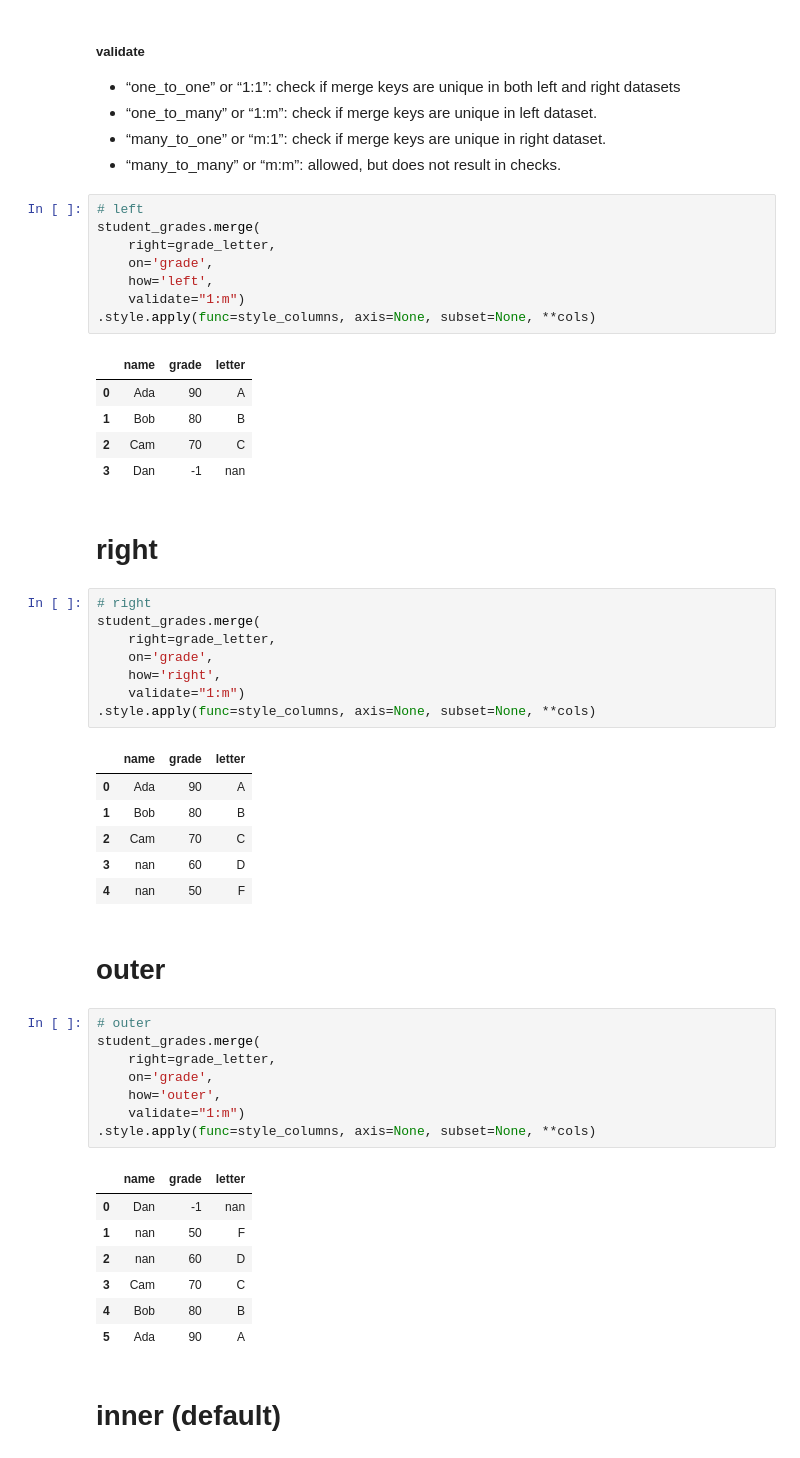
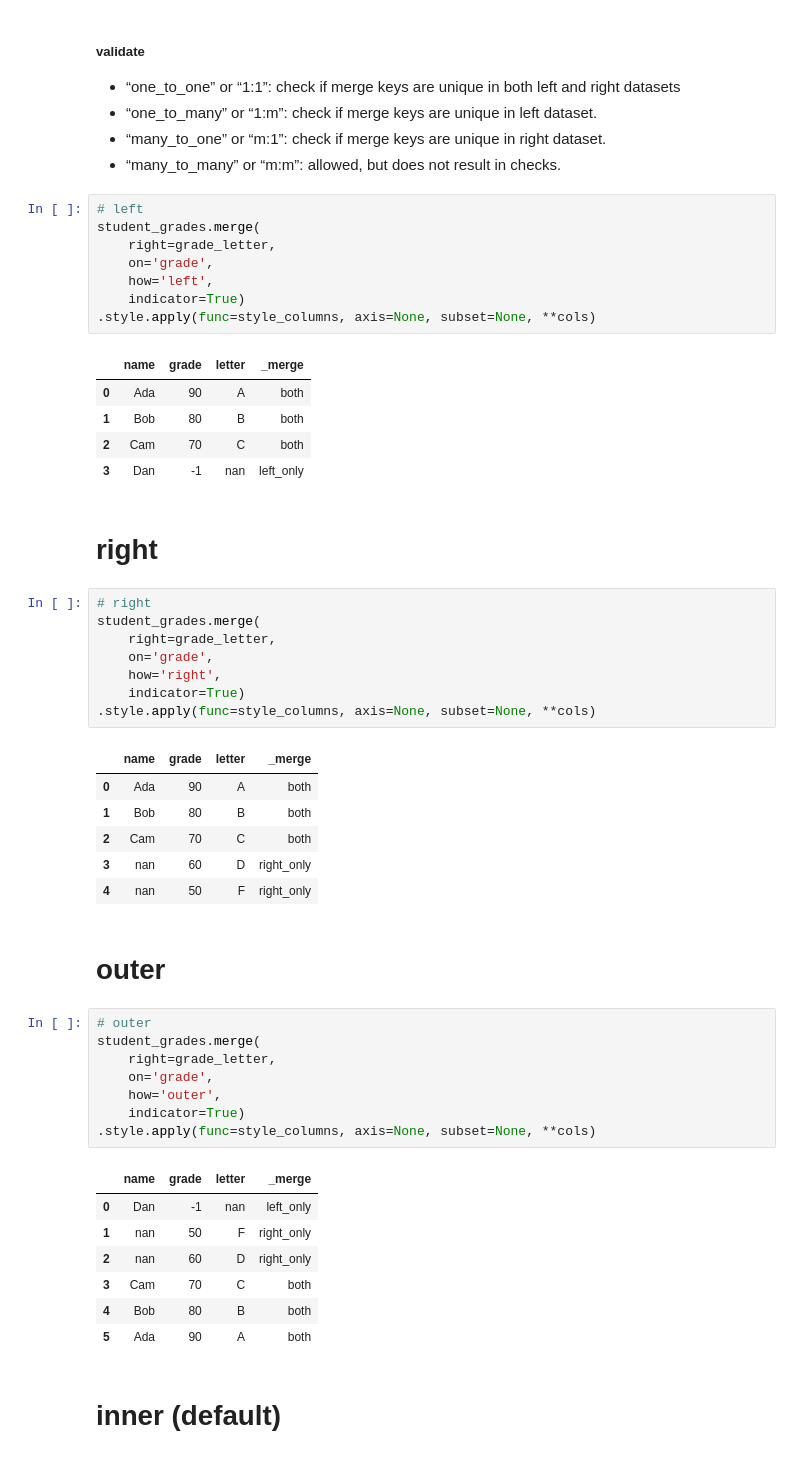
Before and after one commit to will-hill/Accelerated_Data_Sci, a Jupyter notebook: merge_Short.ipynb, the cells around one changed output. Saved outputs shown, nothing was run; the diff lists cells and outputs as text.

```diff
--- a/merge_Short.ipynb
+++ b/merge_Short.ipynb
@@ -79,13 +83,13 @@ student_grades.merge(
     right=grade_letter,
     on='grade',
     how='left',
-    validate="1:m")                                                     .style.apply(func=style_columns, axis=None, subset=None, **cols)
+    indicator=True)                                                                                                                                        .style.apply(func=style_columns, axis=None, subset=None, **cols)
 # %% [output]
-|  | name | grade | letter |
-| 0 | Ada | 90 | A |
-| 1 | Bob | 80 | B |
-| 2 | Cam | 70 | C |
-| 3 | Dan | -1 | nan |
+|  | name | grade | letter | _merge |
+| 0 | Ada | 90 | A | both |
+| 1 | Bob | 80 | B | both |
+| 2 | Cam | 70 | C | both |
+| 3 | Dan | -1 | nan | left_only |
 # %% [markdown]
 # right
 # %%
@@ -94,31 +98,31 @@ student_grades.merge(
     right=grade_letter,
     on='grade',
     how='right',
-    validate="1:m")                                                             .style.apply(func=style_columns, axis=None, subset=None, **cols)
+    indicator=True)                                                                                                                                        .style.apply(func=style_columns, axis=None, subset=None, **cols)
 # %% [output]
-|  | name | grade | letter |
-| 0 | Ada | 90 | A |
-| 1 | Bob | 80 | B |
-| 2 | Cam | 70 | C |
-| 3 | nan | 60 | D |
-| 4 | nan | 50 | F |
+|  | name | grade | letter | _merge |
+| 0 | Ada | 90 | A | both |
+| 1 | Bob | 80 | B | both |
+| 2 | Cam | 70 | C | both |
+| 3 | nan | 60 | D | right_only |
+| 4 | nan | 50 | F | right_only |
 # %% [markdown]
 # outer
 # %%
 # outer
 student_grades.merge(
     right=grade_letter,
     on='grade',
     how='outer',
-    validate="1:m")                                                                        .style.apply(func=style_columns, axis=None, subset=None, **cols)
+    indicator=True)                                                                                                                                        .style.apply(func=style_columns, axis=None, subset=None, **cols)
 # %% [output]
-|  | name | grade | letter |
-| 0 | Dan | -1 | nan |
-| 1 | nan | 50 | F |
-| 2 | nan | 60 | D |
-| 3 | Cam | 70 | C |
-| 4 | Bob | 80 | B |
-| 5 | Ada | 90 | A |
+|  | name | grade | letter | _merge |
+| 0 | Dan | -1 | nan | left_only |
+| 1 | nan | 50 | F | right_only |
+| 2 | nan | 60 | D | right_only |
+| 3 | Cam | 70 | C | both |
+| 4 | Bob | 80 | B | both |
+| 5 | Ada | 90 | A | both |
 # %% [markdown]
 # inner (default)
 # %%
```
Also changed, not shown: parts of 34 cells of this notebook, 1 other file.
